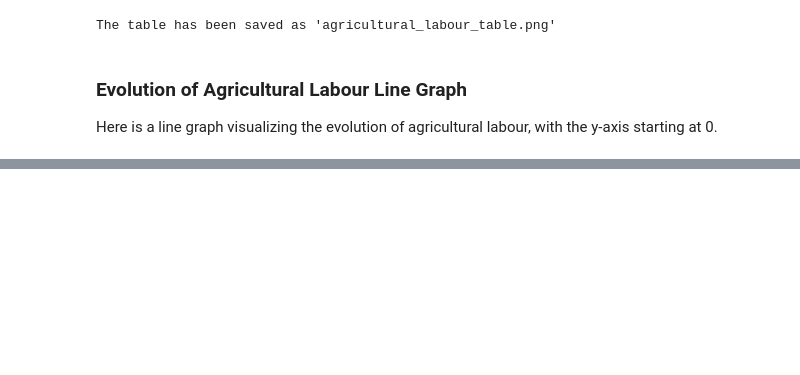
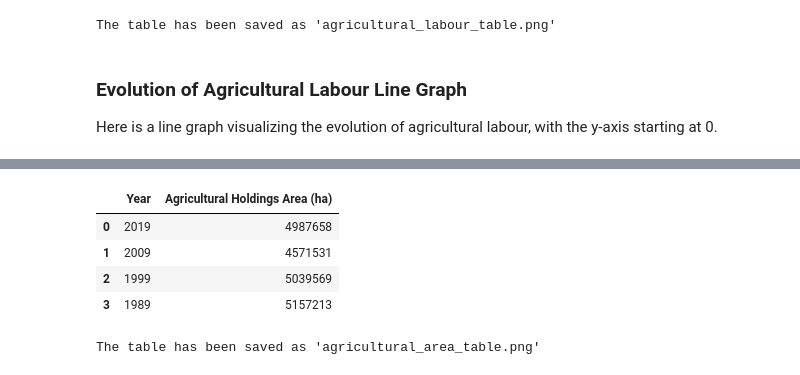
Before and after one commit to oxedanda/avcad_final_project, a Jupyter notebook: notebooks/03_labor_land_use_analysis.ipynb, the cells around one changed output, grey strips where cells are left out. Drawn from its saved outputs; the diff is of its cells as text; code cells hidden in the pictures; blank space fills up the shorter version.

```diff
--- a/notebooks/03_labor_land_use_analysis.ipynb
+++ b/notebooks/03_labor_land_use_analysis.ipynb
@@ -838,0 +133,49 @@ The line chart has been saved as 'total_agricultural_area_line_chart.png'
+# %%
+import matplotlib.pyplot as plt
+
+# Select relevant columns for the table
+df_area_table = df_area[['year', 'Agricultural_Holdings_Area_ha']].copy()
+
+# Rename columns for display
+df_area_table = df_area_table.rename(columns={
+    'year': 'Year',
+    'Agricultural_Holdings_Area_ha': 'Agricultural Holdings Area (ha)'
+})
+
+# Display the table in the notebook
+display(df_area_table)
+
+# Create figure
+fig, ax = plt.subplots(figsize=(8, 2))
+
+# Hide axes
+ax.axis('off')
+ax.axis('tight')
+
+# Create table
+table = ax.table(
+    cellText=df_area_table.values,
+    colLabels=df_area_table.columns,
+    loc='center',
+    cellLoc='center'
+)
+
+# Format table
+table.auto_set_font_size(False)
+table.set_fontsize(10)
+table.scale(1.2, 1.2)
+
+plt.title('Total Agricultural Holdings Area in Mainland Portugal (1989–2019)', loc='left', fontsize=12, pad=20)
+
+# Save image
+plt.savefig('agricultural_area_table.png', bbox_inches='tight', dpi=300)
+print("The table has been saved as 'agricultural_area_table.png'")
+
+plt.close()
+# %% [output]
+|  | Year | Agricultural Holdings Area (ha) |
+| 0 | 2019 | 4987658 |
+| 1 | 2009 | 4571531 |
+| 2 | 1999 | 5039569 |
+| 3 | 1989 | 5157213 |
+The table has been saved as 'agricultural_area_table.png'
```
Also changed, not shown: parts of 52 cells of this notebook.
